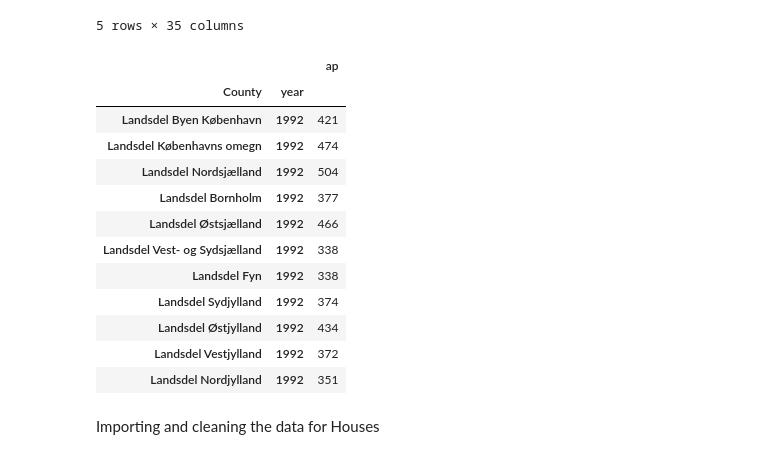
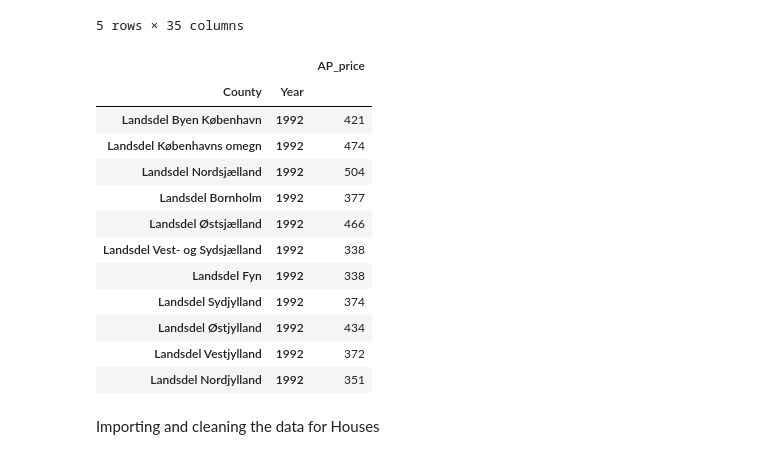
Before and after one commit to NumEconCopenhagen/projects-2023-jps, a Jupyter notebook: dataproject/dataproject.ipynb, the cells around one changed output. Saved outputs shown, nothing was run; the diff lists cells and outputs as text; code cells hidden in the pictures.

```diff
--- a/dataproject/dataproject.ipynb
+++ b/dataproject/dataproject.ipynb
@@ -67,33 +67,33 @@ pd.read_excel(filename1).head(5)
 # %%
 # Now we are dropping rows
 ap = pd.read_excel(filename1, skiprows=2)
 
 # Now we drop the first three columns
 del ap['Unnamed: 0'], ap['Unnamed: 1'], ap['Unnamed: 2']
 
 # Now we rename the variable 'Unnamed: 3'
 ap.rename(columns = {'Unnamed: 3':'County'},inplace=True)
 col_dict = {}
 for i in range(1992, 2022+1): # range goes from 2008 to but not including 2018
-    col_dict[str(i)] = f'ap{i}'
+    col_dict[str(i)] = f'AP_price{i}'
 ap.rename(columns = col_dict, inplace=True)
 
 # We are only interesetd in the Countys so we drop the regions and the whole country
 I = ap.County.str.contains('Region')
 I |= ap.County.str.contains('Hele landet')
 ap.loc[I, :]
 ap = ap.loc[I == False]
 
 # We reset the index
 ap.reset_index(inplace = True, drop = True) # Drop old index too
 ap.iloc[0:5,:]
 
 # We convert the index from wide to long
-ap_long = pd.wide_to_long(ap, stubnames='ap', i='County', j='year')
+ap_long = pd.wide_to_long(ap, stubnames='AP_price', i='County', j='Year')
 ap_long.head(11)
 # %% [output]
-|  |  | ap |
-| County | year |  |
+|  |  | AP_price |
+| County | Year |  |
 | Landsdel Byen København | 1992 | 421 |
 | Landsdel Københavns omegn | 1992 | 474 |
 | Landsdel Nordsjælland | 1992 | 504 |
```
Also changed, not shown: parts of 11 cells of this notebook.
